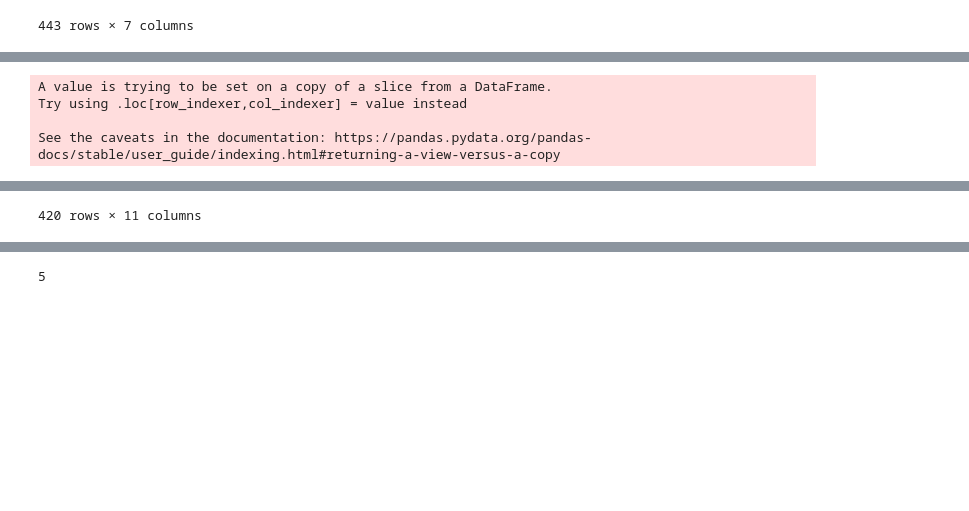
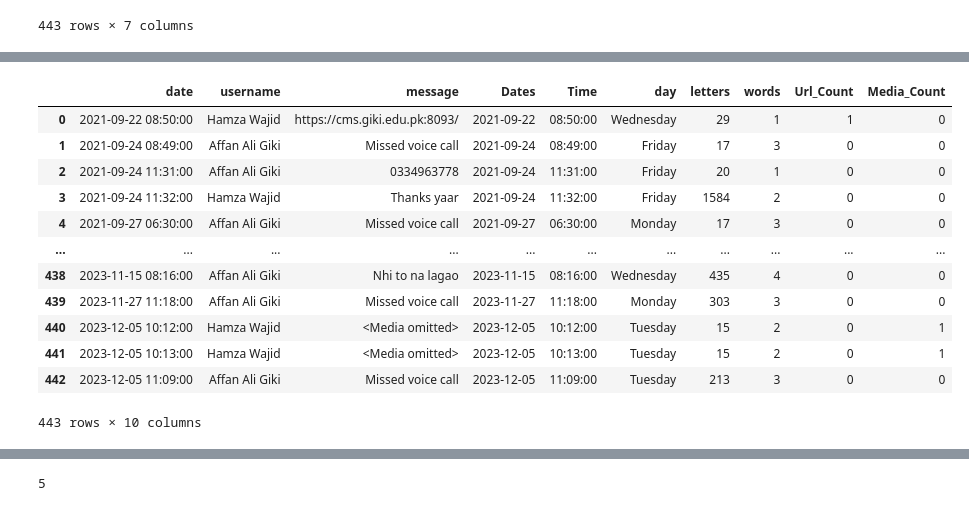
Before and after one commit to HamzaWajid1/Whatsapp_chat_finetuned_chatbot, a Jupyter notebook: Whatsapp_chat_analysis_with_chatbot_implementation.ipynb, the cells around one changed output, grey strips where cells are left out. Saved outputs shown, nothing was run; the diff lists cells and outputs as text; code cells hidden in the pictures; blank space fills up the shorter version.

Commit message:
Data cleaning done. Will continue with message concatination and finetuning later

```diff
--- a/Whatsapp_chat_analysis_with_chatbot_implementation.ipynb
+++ b/Whatsapp_chat_analysis_with_chatbot_implementation.ipynb
@@ -205,2 +205,2 @@ See the caveats in the documentation: https://pandas.pydata.org/pandas-docs/stab
 # %%
-df.drop('Cleaned_Message',axis=1)
+df=df.drop('Cleaned_Message',axis=1)
@@ -242,12 +224,21 @@ See the caveats in the documentation: https://pandas.pydata.org/pandas-docs/stab
 # %%
-URLPATTERN = r'(https?://+)'
+URL_PATTERN = r'(https?://\S+)'
 # %%
 import re
 # %%
-df['Url_Count'] = df.message.apply(lambda x: re.findall(URLPATTERN, x)).str.len()
+df['Url_Count'] = df['message'].apply(lambda x: re.findall(URL_PATTERN, x)).str.len()
 df
 # %% [output]
+|  | date | username | message | Dates | Time | day | letters | words | Url_Count | Media_Count |
+| 0 | 2021-09-22 08:50:00 | Hamza Wajid | https://cms.giki.edu.pk:8093/ | 2021-09-22 | 08:50:00 | Wednesday | 29 | 1 | 1 | 0 |
+| 1 | 2021-09-24 08:49:00 | Affan Ali Giki | Missed voice call | 2021-09-24 | 08:49:00 | Friday | 17 | 3 | 0 | 0 |
+| 2 | 2021-09-24 11:31:00 | Affan Ali Giki | 0334963778 | 2021-09-24 | 11:31:00 | Friday | 20 | 1 | 0 | 0 |
+| 3 | 2021-09-24 11:32:00 | Hamza Wajid | Thanks yaar | 2021-09-24 | 11:32:00 | Friday | 1584 | 2 | 0 | 0 |
+| 4 | 2021-09-27 06:30:00 | Affan Ali Giki | Missed voice call | 2021-09-27 | 06:30:00 | Monday | 17 | 3 | 0 | 0 |
+| ... | ... | ... | ... | ... | ... | ... | ... | ... | ... | ... |
+| 438 | 2023-11-15 08:16:00 | Affan Ali Giki | Nhi to na lagao | 2023-11-15 | 08:16:00 | Wednesday | 435 | 4 | 0 | 0 |
+| 439 | 2023-11-27 11:18:00 | Affan Ali Giki | Missed voice call | 2023-11-27 | 11:18:00 | Monday | 303 | 3 | 0 | 0 |
+| 440 | 2023-12-05 10:12:00 | Hamza Wajid | <Media omitted> | 2023-12-05 | 10:12:00 | Tuesday | 15 | 2 | 0 | 1 |
+| 441 | 2023-12-05 10:13:00 | Hamza Wajid | <Media omitted> | 2023-12-05 | 10:13:00 | Tuesday | 15 | 2 | 0 | 1 |
+| 442 | 2023-12-05 11:09:00 | Affan Ali Giki | Missed voice call | 2023-12-05 | 11:09:00 | Tuesday | 213 | 3 | 0 | 0 |
-A value is trying to be set on a copy of a slice from a DataFrame.
-Try using .loc[row_indexer,col_indexer] = value instead
-
-See the caveats in the documentation: https://pandas.pydata.org/pandas-docs/stable/user_guide/indexing.html#returning-a-view-versus-a-copy
+443 rows × 10 columns
@@ -266 +244,0 @@ See the caveats in the documentation: https://pandas.pydata.org/pandas-docs/stab
-420 rows × 11 columns
```
Also changed, not shown: parts of 33 cells of this notebook.
